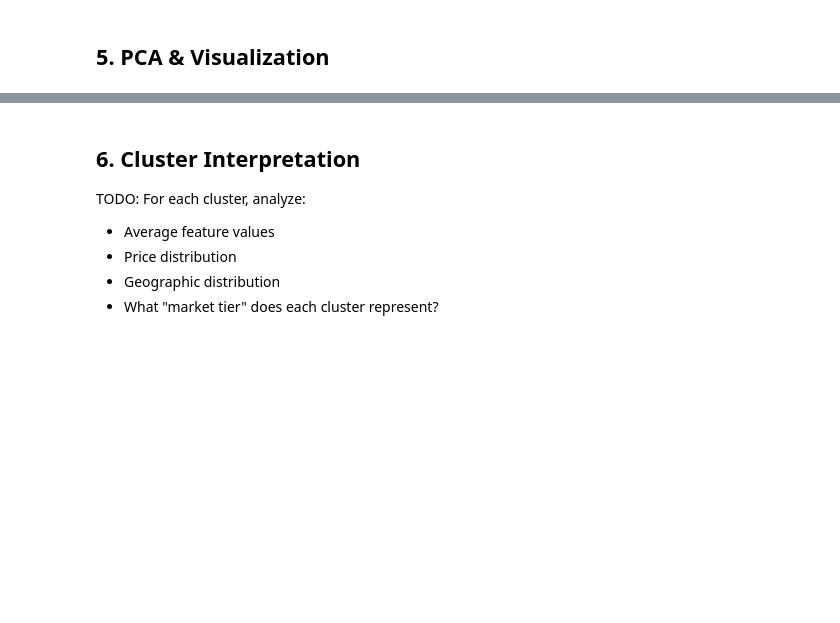
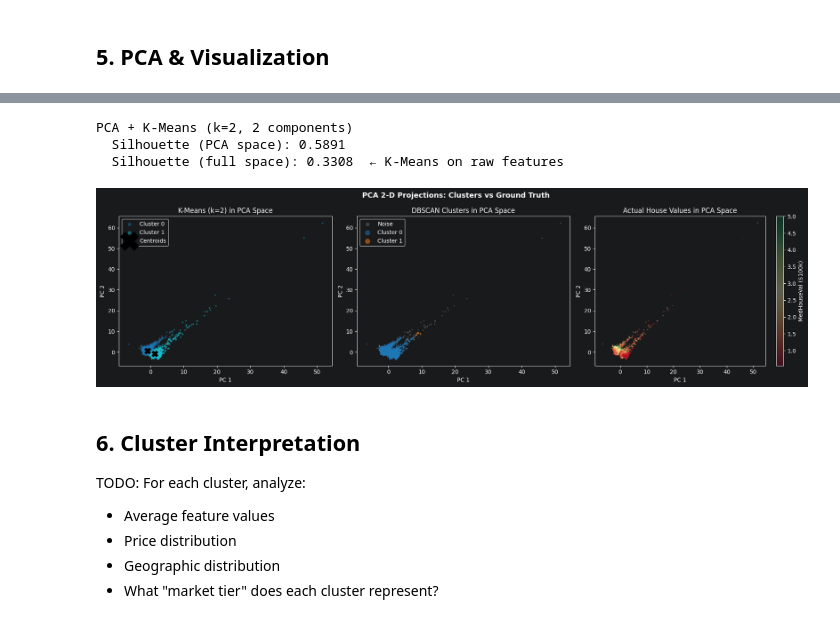
Before and after one commit to DigiCrome-Academy/real-estate-prediction-bnelsonemail, a Jupyter notebook: notebooks/02_clustering_analysis.ipynb, the cells around one changed output, grey strips where cells are left out. Saved outputs shown, nothing was run; the diff lists cells and outputs as text; code cells hidden in the pictures; blank space fills up the shorter version.

```diff
--- a/notebooks/02_clustering_analysis.ipynb
+++ b/notebooks/02_clustering_analysis.ipynb
@@ -444,3 +502,79 @@ DBSCAN_Label
+# %%
+
+# --- cluster_with_pca: PCA reduction → K-Means in 2-D space ---
+pca_km = cluster_with_pca(X_scaled, n_clusters=best_k, n_components=2)
+
+print(f"PCA + K-Means (k={best_k}, 2 components)")
+print(f"  Silhouette (PCA space): {pca_km['silhouette']:.4f}")
+print(f"  Silhouette (full space): {km_result['silhouette']:.4f}  ← K-Means on raw features")
+
+pc_xy   = pca_km['pca_data']        # shape (n, 2)
+pc_labs = pca_km['labels']
+
+# Build a palette for best_k clusters
+cmap_km = plt.cm.get_cmap('tab10', best_k)
+
+fig, axes = plt.subplots(1, 3, figsize=(18, 5))
+
+# --- Left: PCA + K-Means cluster scatter ---
+for lbl in range(best_k):
+    mask = pc_labs == lbl
+    axes[0].scatter(
+        pc_xy[mask, 0], pc_xy[mask, 1],
+        color=cmap_km(lbl), label=f'Cluster {lbl}',
+        s=3, alpha=0.4, rasterized=True
+    )
+# Overlay centroids (transform K-Means centroids are in PCA space already)
+centroids_pca = pca_km['kmeans_model'].cluster_centers_
+axes[0].scatter(
+    centroids_pca[:, 0], centroids_pca[:, 1],
+    c='black', marker='X', s=120, zorder=5, label='Centroids'
+)
+axes[0].set_title(f'K-Means (k={best_k}) in PCA Space')
+axes[0].set_xlabel('PC 1')
+axes[0].set_ylabel('PC 2')
+axes[0].legend(markerscale=3, loc='best')
+
+# --- Middle: DBSCAN labels on the same PCA axes (reuse pca_data from cell-12) ---
+palette_db = {-1: '#cccccc'}
+colors_c = plt.cm.tab10.colors
+for i, lbl in enumerate(sorted(lbl for lbl in unique_labels if lbl != -1)):
+    palette_db[lbl] = colors_c[i % len(colors_c)]
+
+for lbl in unique_labels:
+    mask = db_labels == lbl
+    label_str = 'Noise' if lbl == -1 else f'Cluster {lbl}'
+    alpha = 0.2 if lbl == -1 else 0.5
+    sz    = 2   if lbl == -1 else 4
+    axes[1].scatter(
+        pca_data[mask, 0], pca_data[mask, 1],
+        c=palette_db[lbl], label=label_str,
+        s=sz, alpha=alpha, rasterized=True
+    )
+axes[1].set_title('DBSCAN Clusters in PCA Space')
+axes[1].set_xlabel('PC 1')
+axes[1].set_ylabel('PC 2')
+axes[1].legend(markerscale=4, loc='best')
+
+# --- Right: house value gradient on PCA axes (ground truth overlay) ---
+sc = axes[2].scatter(
+    pc_xy[:, 0], pc_xy[:, 1],
+    c=y, cmap='RdYlGn', s=2, alpha=0.3, rasterized=True,
+    vmin=np.percentile(y, 2), vmax=np.percentile(y, 98)
+)
+plt.colorbar(sc, ax=axes[2], label='MedHouseVal ($100k)')
+axes[2].set_title('Actual House Values in PCA Space')
+axes[2].set_xlabel('PC 1')
+axes[2].set_ylabel('PC 2')
+
+plt.suptitle('PCA 2-D Projections: Clusters vs Ground Truth', fontsize=13, fontweight='bold')
+plt.tight_layout()
+plt.show()
+# %% [output]
+PCA + K-Means (k=2, 2 components)
+  Silhouette (PCA space): 0.5891
+  Silhouette (full space): 0.3308  ← K-Means on raw features
+[figure, added]
 # %% [markdown]
 ## 6. Cluster Interpretation
 
```
Also changed, not shown: parts of 3 cells of this notebook.
